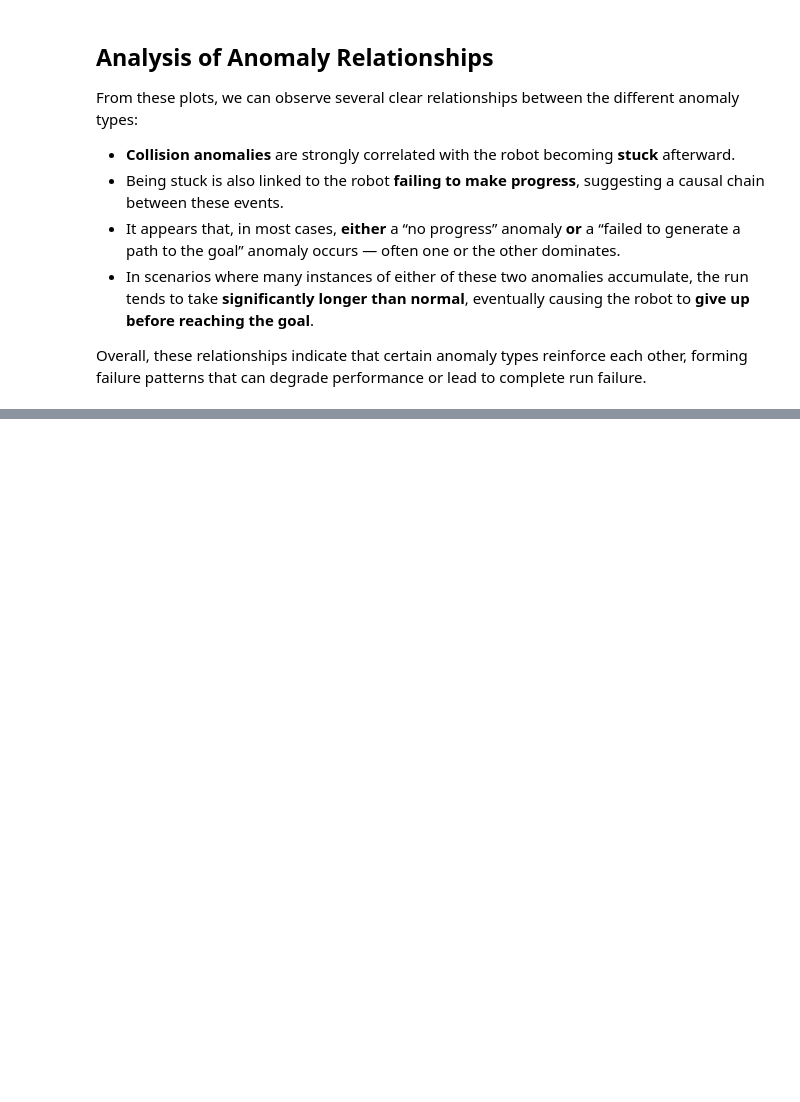
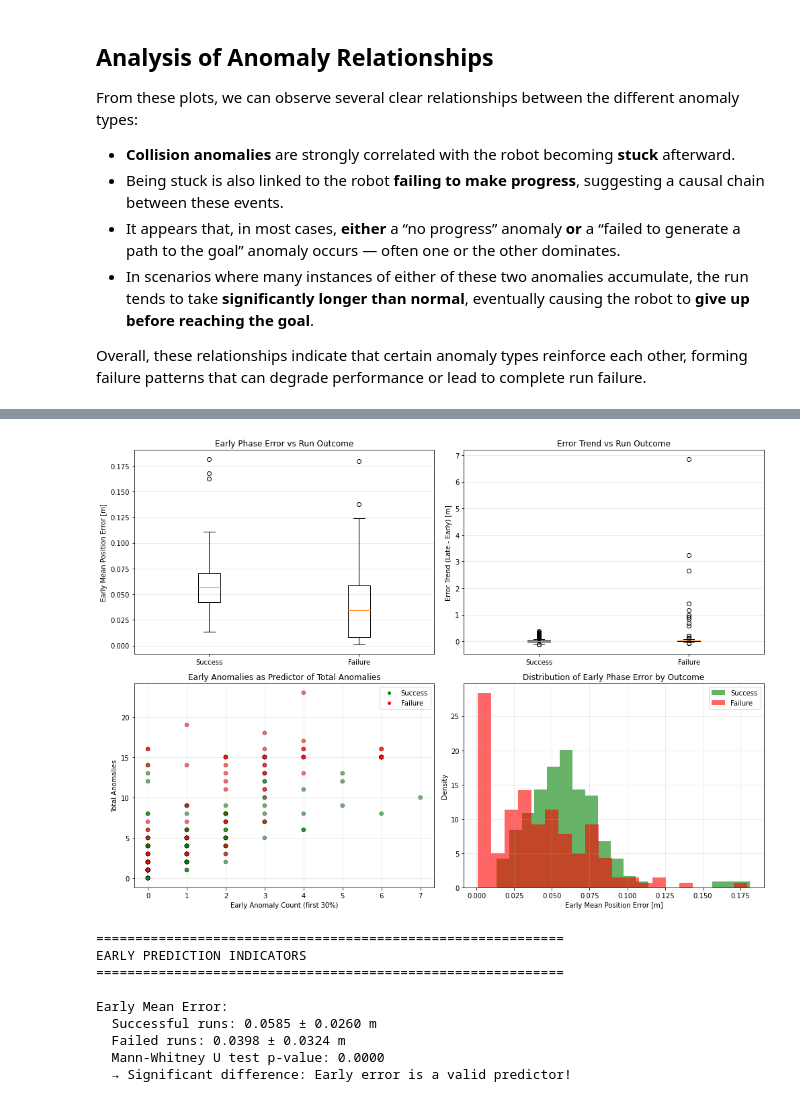
Before and after one commit to nasimpc/Robot-Navigation-Anomaly-Detection-and-Causal-Analysis, a Jupyter notebook: assignment2/team_2_assignment02.ipynb, the cells around one changed output, grey strips where cells are left out. Saved outputs shown, nothing was run; the diff lists cells and outputs as text; code cells hidden in the pictures; blank space fills up the shorter version.

```diff
--- a/assignment2/team_2_assignment02.ipynb
+++ b/assignment2/team_2_assignment02.ipynb
@@ -714,0 +952,75 @@ Overall, these relationships indicate that certain anomaly types reinforce each
+# %%
+
+# EARLY WARNING INDICATORS VISUALIZATION
+
+fig, axes = plt.subplots(2, 2, figsize=(14, 10))
+
+# 1. Early mean error vs failure
+ax1 = axes[0, 0]
+success_early = temporal_df[temporal_df['failure_run'] == 0]['early_mean_error'].dropna()
+failure_early = temporal_df[temporal_df['failure_run'] == 1]['early_mean_error'].dropna()
+ax1.boxplot([success_early, failure_early], labels=['Success', 'Failure'])
+ax1.set_ylabel('Early Mean Position Error [m]')
+ax1.set_title('Early Phase Error vs Run Outcome')
+ax1.grid(axis='y', alpha=0.3)
+
+# 2. Error trend (late - early) vs failure
+ax2 = axes[0, 1]
+success_trend = temporal_df[temporal_df['failure_run'] == 0]['error_trend'].dropna()
+failure_trend = temporal_df[temporal_df['failure_run'] == 1]['error_trend'].dropna()
+ax2.boxplot([success_trend, failure_trend], labels=['Success', 'Failure'])
+ax2.set_ylabel('Error Trend (Late - Early) [m]')
+ax2.set_title('Error Trend vs Run Outcome')
+ax2.grid(axis='y', alpha=0.3)
+
+# 3. Early anomaly count vs total anomalies
+ax3 = axes[1, 0]
+colors = ['green' if f == 0 else 'red' for f in temporal_df['failure_run']]
+ax3.scatter(temporal_df['early_anomaly_count'], temporal_df['total_anomalies'],
+            c=colors, alpha=0.6, edgecolors='k', linewidth=0.5)
+ax3.set_xlabel('Early Anomaly Count (first 30%)')
+ax3.set_ylabel('Total Anomalies')
+ax3.set_title('Early Anomalies as Predictor of Total Anomalies')
+ax3.legend(handles=[plt.Line2D([0], [0], marker='o', color='w', markerfacecolor='green', label='Success'),
+                    plt.Line2D([0], [0], marker='o', color='w', markerfacecolor='red', label='Failure')])
+ax3.grid(alpha=0.3)
+
+# 4. Early std error distribution
+ax4 = axes[1, 1]
+ax4.hist(success_early, bins=20, alpha=0.6, label='Success', color='green', density=True)
+ax4.hist(failure_early, bins=20, alpha=0.6, label='Failure', color='red', density=True)
+ax4.set_xlabel('Early Mean Position Error [m]')
+ax4.set_ylabel('Density')
+ax4.set_title('Distribution of Early Phase Error by Outcome')
+ax4.legend()
+ax4.grid(alpha=0.3)
+
+plt.tight_layout()
+plt.savefig('images/early_prediction_analysis.png', dpi=150, bbox_inches='tight', facecolor='white')
+plt.show()
+
+# Statistical summary
+print("\n" + "=" * 60)
+print("EARLY PREDICTION INDICATORS")
+print("=" * 60)
+print(f"\nEarly Mean Error:")
+print(f"  Successful runs: {success_early.mean():.4f} ± {success_early.std():.4f} m")
+print(f"  Failed runs: {failure_early.mean():.4f} ± {failure_early.std():.4f} m")
+
+if len(success_early) > 0 and len(failure_early) > 0:
+    from scipy.stats import mannwhitneyu
+    stat, p_val = mannwhitneyu(success_early, failure_early, alternative='two-sided')
+    print(f"  Mann-Whitney U test p-value: {p_val:.4f}")
+    if p_val < 0.05:
+        print("  → Significant difference: Early error is a valid predictor!")
+# %% [output]
+[figure, added]
+============================================================
+EARLY PREDICTION INDICATORS
+============================================================
+
+Early Mean Error:
+  Successful runs: 0.0585 ± 0.0260 m
+  Failed runs: 0.0398 ± 0.0324 m
+  Mann-Whitney U test p-value: 0.0000
+  → Significant difference: Early error is a valid predictor!
```
Also changed, not shown: parts of 19 cells of this notebook, 20 other files.
